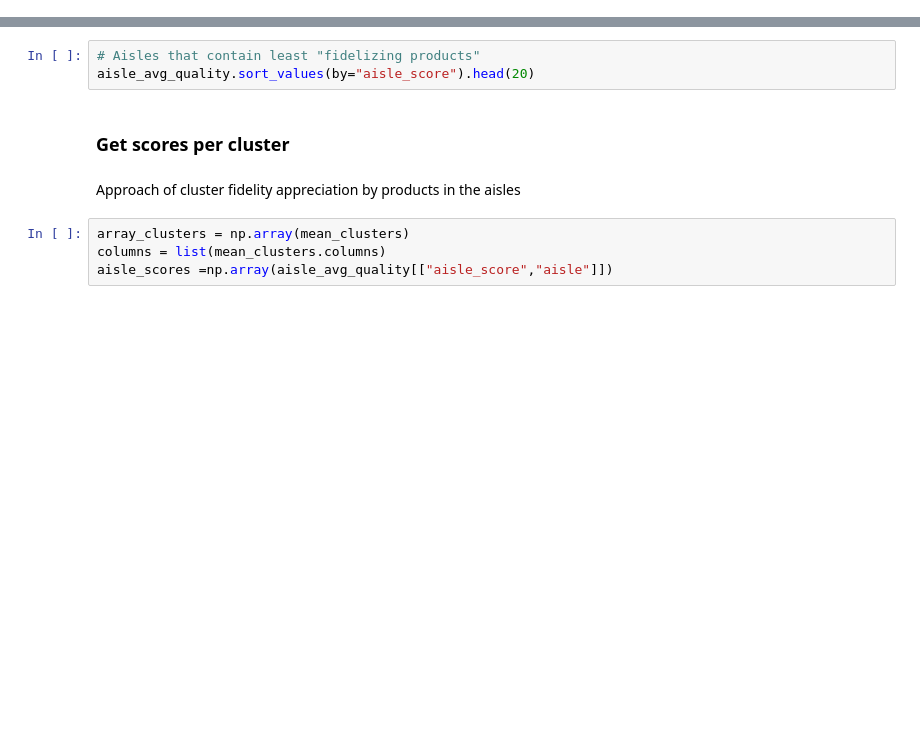
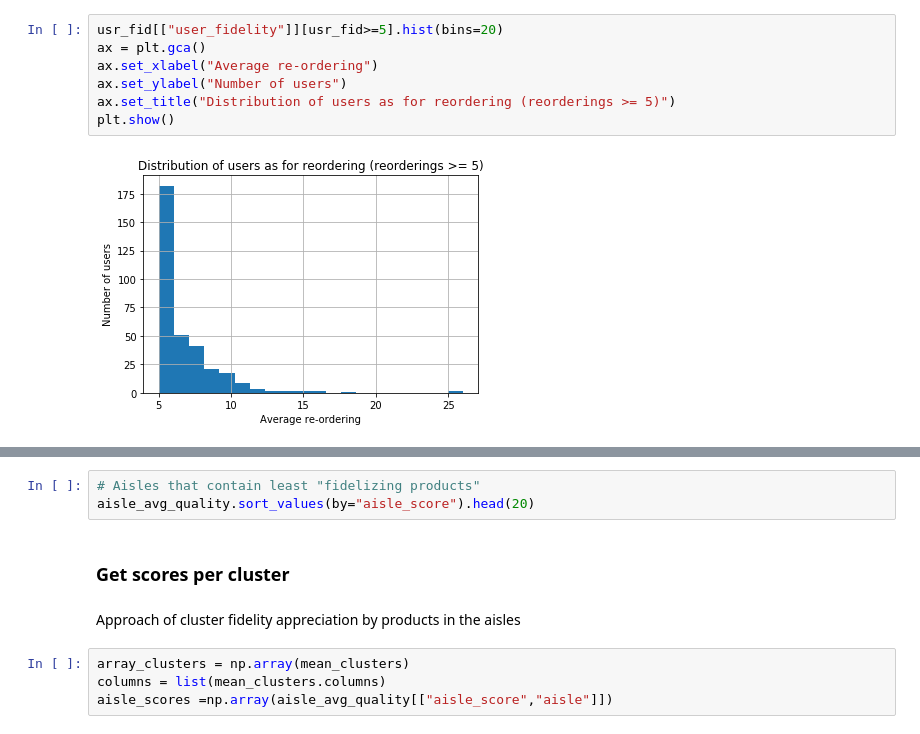
Before and after one commit to auriane81/epfl-ada-ada-2019-project-adax, a Jupyter notebook: project_Pierre.ipynb, the cells around one changed output, grey strips where cells are left out. Drawn from its saved outputs; the diff is of its cells as text; blank space fills up the shorter version.

```diff
--- a/project_Pierre.ipynb
+++ b/project_Pierre.ipynb
@@ -559,0 +65,9 @@ aisle_avg_quality.sort_values(by="aisle_score").tail(10)
+# %%
+usr_fid[["user_fidelity"]][usr_fid>=5].hist(bins=20)
+ax = plt.gca()
+ax.set_xlabel("Average re-ordering")
+ax.set_ylabel("Number of users")
+ax.set_title("Distribution of users as for reordering (reorderings >= 5)")
+plt.show()
+# %% [output]
+[figure, added]
```
Also changed, not shown: parts of 133 cells of this notebook.
